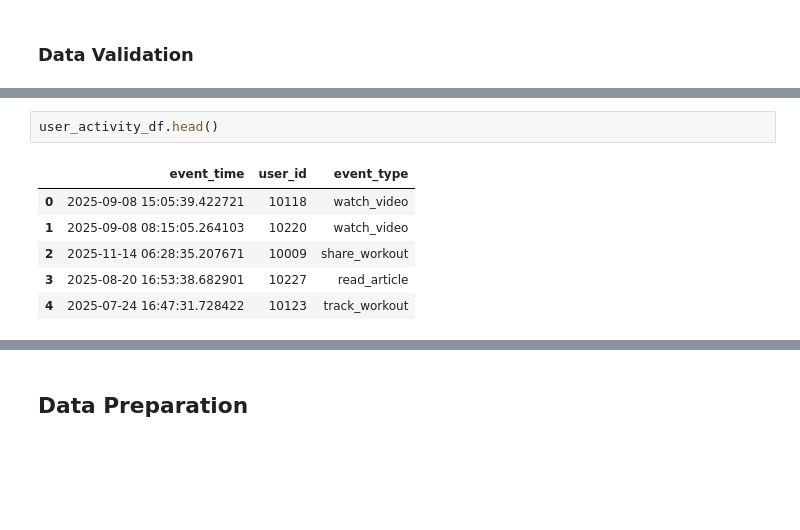
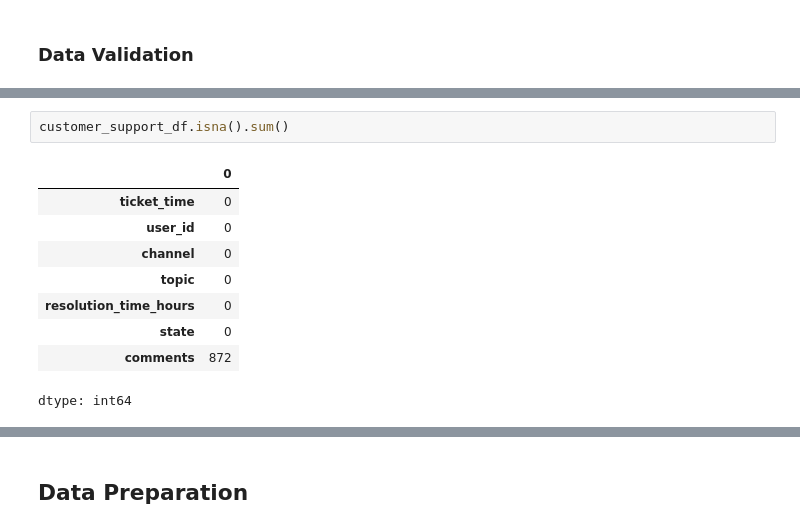
Before and after one commit to muchammadwr/churn-at-fit.ly, a Jupyter notebook: notebook.ipynb, the cells around one changed output, grey strips where cells are left out. Drawn from its saved outputs; the diff is of its cells as text; blank space fills up the shorter version.

```diff
--- a/notebook.ipynb
+++ b/notebook.ipynb
@@ -62,9 +140,12 @@ customer_support_df.head()
-# %%
-user_activity_df.head()
-# %% [output]
-|  | event_time | user_id | event_type |
-| 0 | 2025-09-08 15:05:39.422721 | 10118 | watch_video |
-| 1 | 2025-09-08 08:15:05.264103 | 10220 | watch_video |
-| 2 | 2025-11-14 06:28:35.207671 | 10009 | share_workout |
-| 3 | 2025-08-20 16:53:38.682901 | 10227 | read_article |
-| 4 | 2025-07-24 16:47:31.728422 | 10123 | track_workout |
+# %%
+customer_support_df.isna().sum()
+# %% [output]
+|  | 0 |
+| ticket_time | 0 |
+| user_id | 0 |
+| channel | 0 |
+| topic | 0 |
+| resolution_time_hours | 0 |
+| state | 0 |
+| comments | 872 |
+dtype: int64
```
Also changed, not shown: parts of 16 cells of this notebook.
